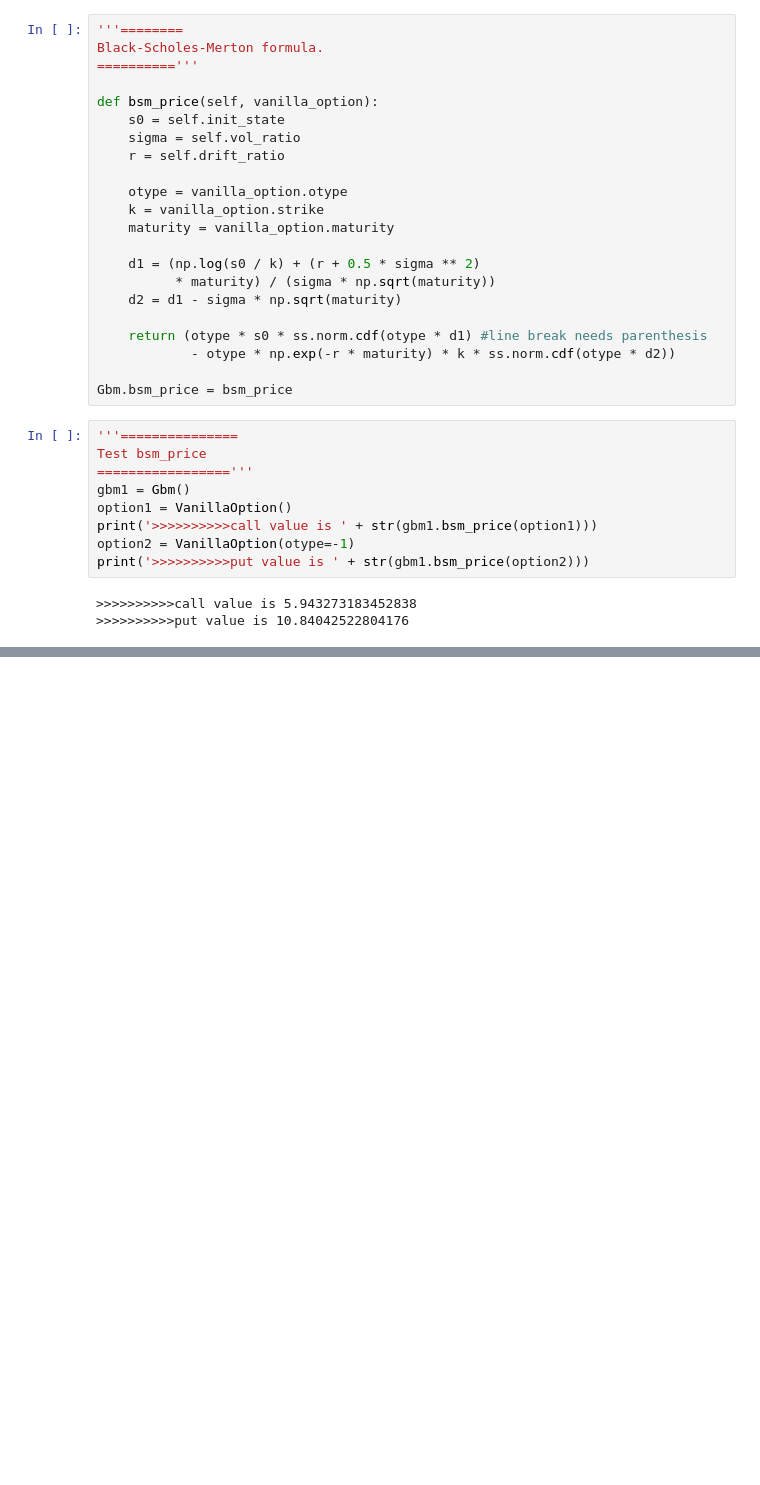
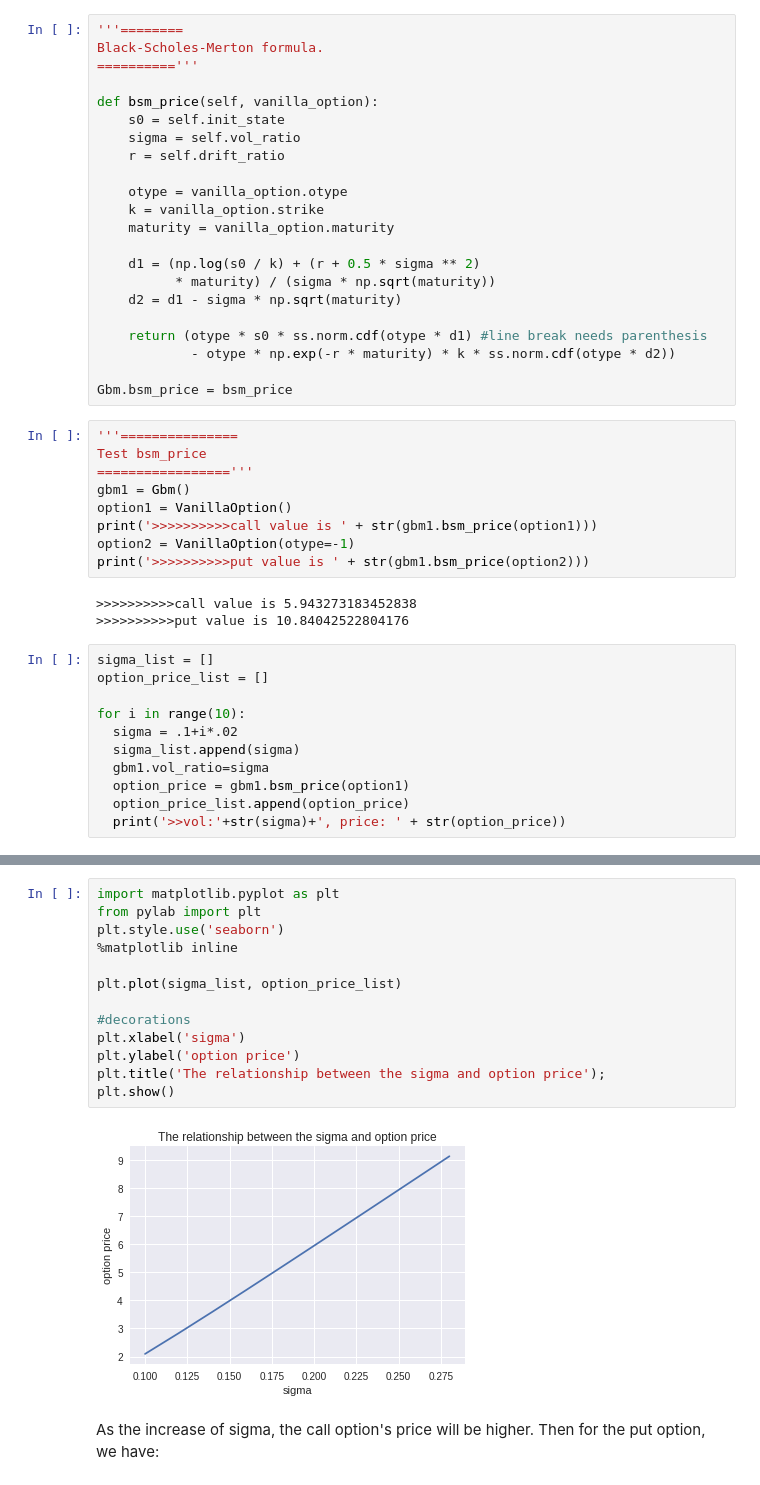
Before and after one commit to JiaminJIAN/20MA573, a Jupyter notebook: src/BSM_formula.ipynb, the cells around one changed output, grey strips where cells are left out. Drawn from its saved outputs; the diff is of its cells as text; blank space fills up the shorter version.

```diff
--- a/src/BSM_formula.ipynb
+++ b/src/BSM_formula.ipynb
@@ -115,3 +115,14 @@ print('>>>>>>>>>>put value is ' + str(gbm1.bsm_price(option2)))
 # %% [output]
 >>>>>>>>>>call value is 5.943273183452838
 >>>>>>>>>>put value is 10.84042522804176
+# %%
+sigma_list = []
+option_price_list = []
+
+for i in range(10):
+  sigma = .1+i*.02
+  sigma_list.append(sigma)
+  gbm1.vol_ratio=sigma
+  option_price = gbm1.bsm_price(option1)
+  option_price_list.append(option_price)
+  print('>>vol:'+str(sigma)+', price: ' + str(option_price))
@@ -117,0 +140,17 @@ print('>>>>>>>>>>put value is ' + str(gbm1.bsm_price(option2)))
+# %%
+import matplotlib.pyplot as plt
+from pylab import plt
+plt.style.use('seaborn')
+%matplotlib inline
+
+plt.plot(sigma_list, option_price_list)
+
+#decorations
+plt.xlabel('sigma')
+plt.ylabel('option price')
+plt.title('The relationship between the sigma and option price');
+plt.show()
+# %% [output]
+[figure, added]
+# %% [markdown]
+As the increase of sigma, the call option's price will be higher. Then for the put option, we have:
```
Also changed, not shown: parts of 5 cells of this notebook.
